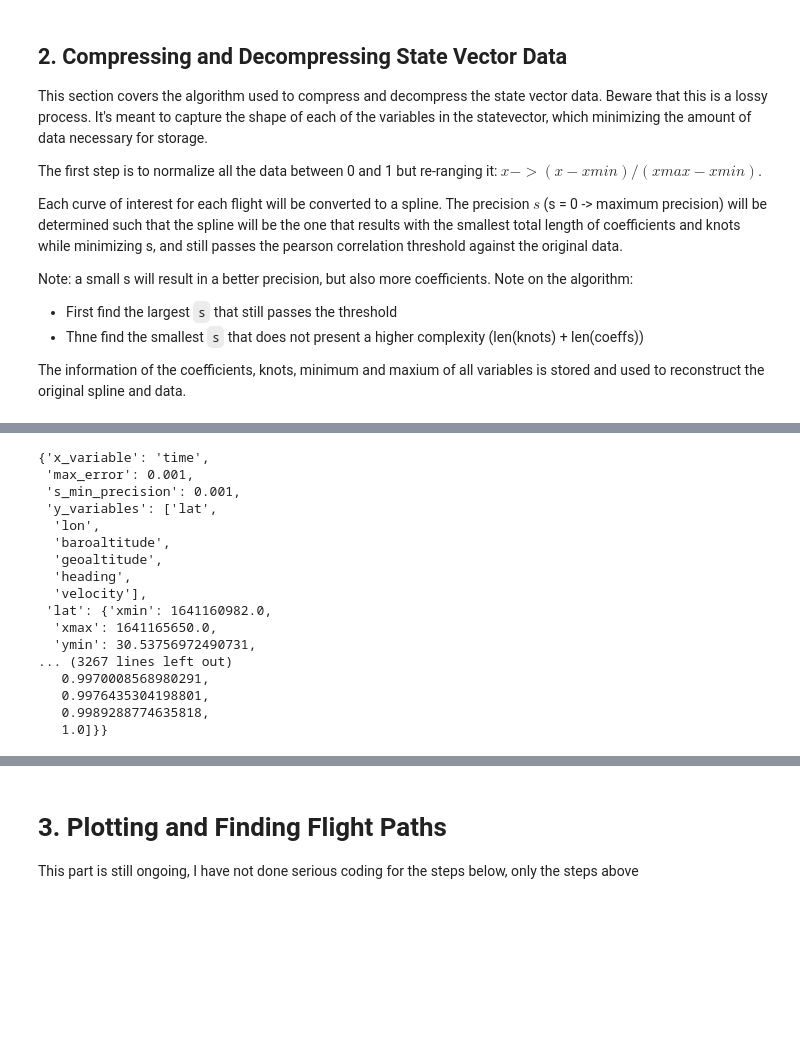
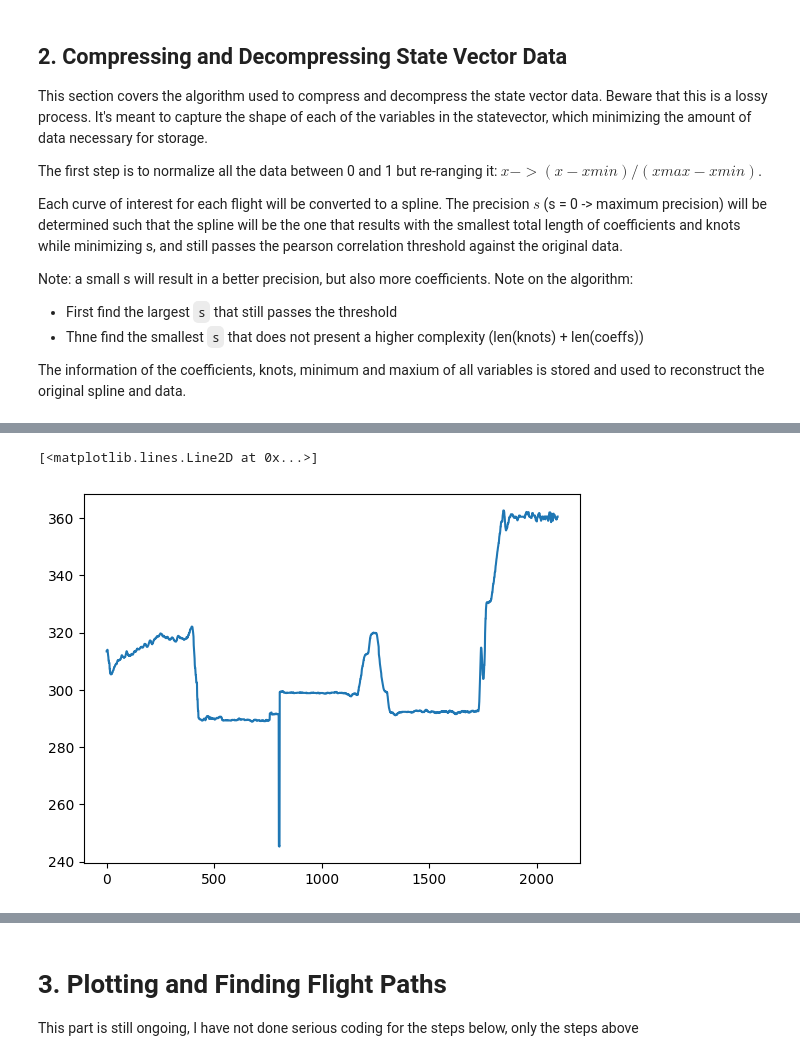
Before and after one commit to Flight-Path-Analysis/FlightPathAnalysis, a Jupyter notebook: prototyping/prototyping.ipynb, the cells around one changed output, grey strips where cells are left out. Cells and saved outputs as stored; diff of their text form; code cells hidden in the pictures; blank space fills up the shorter version.

```diff
--- a/prototyping/prototyping.ipynb
+++ b/prototyping/prototyping.ipynb
@@ -346,20 +346,7 @@ could not determine a constructor for the tag 'tag:yaml.org,2002:python/object/a
-# %%
-metadata
-# %% [output]
-{'x_variable': 'time',
- 'max_error': 0.001,
- 's_min_precision': 0.001,
- 'y_variables': ['lat',
-  'lon',
-  'baroaltitude',
-  'geoaltitude',
-  'heading',
-  'velocity'],
- 'lat': {'xmin': 1641160982.0,
-  'xmax': 1641165650.0,
-  'ymin': 30.53756972490731,
-... (3267 lines left out)
-   0.9970008568980291,
-   0.9976435304198801,
-   0.9989288774635818,
-   1.0]}}
+# %%
+y_temp = compressor.treat_heading_data(state_vectors['heading'].to_list())
+# %%
+plt.plot(y_temp)
+# %% [output]
+[<matplotlib.lines.Line2D at 0x...>]
+[figure, added]
```
Also changed, not shown: parts of 2 cells of this notebook, 2 other files.
